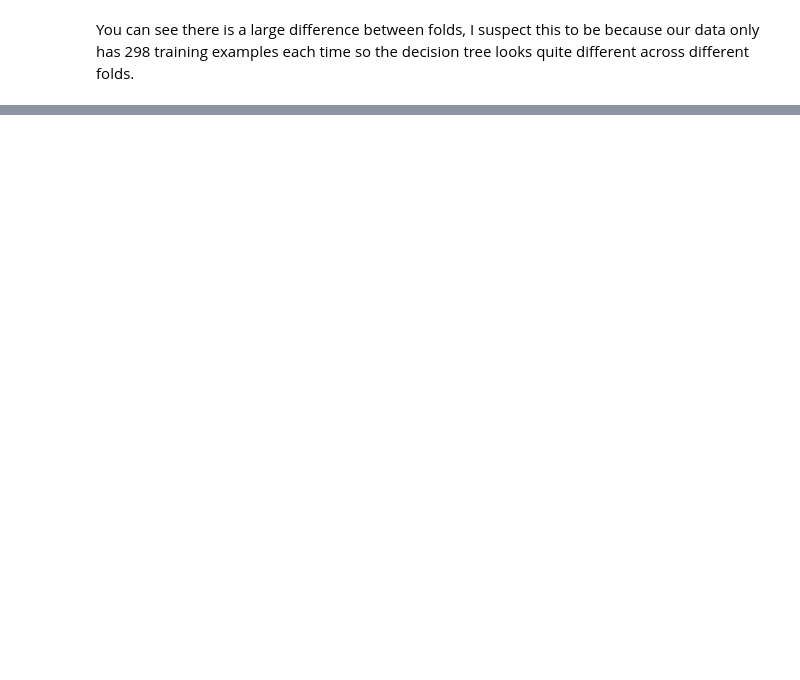
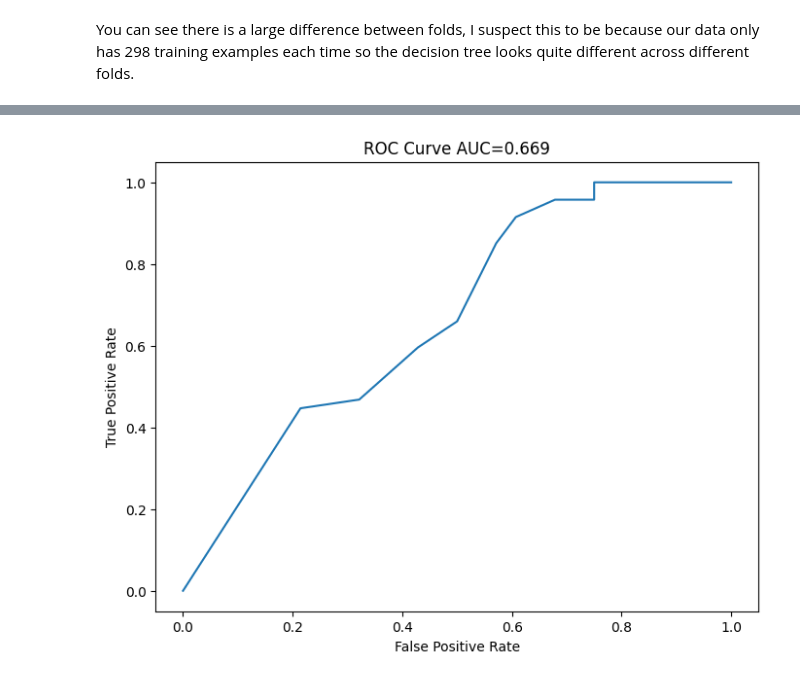
Before and after one commit to Dylan-Harden3/DecisionTrees, a Jupyter notebook: DecisionTrees/DecisionTree.ipynb, the cells around one changed output, grey strips where cells are left out. Saved outputs shown, nothing was run; the diff lists cells and outputs as text; code cells hidden in the pictures; blank space fills up the shorter version.

```diff
--- a/DecisionTrees/DecisionTree.ipynb
+++ b/DecisionTrees/DecisionTree.ipynb
@@ -362,0 +365,4 @@ You can see there is a large difference between folds, I suspect this to be beca
+# %%
+train_labels_df = train_labels_df.map({'Y': 1, 'N': 0})
+train_labels = train_labels.map({'Y': 1, 'N': 0})
+validation_labels = validation_labels.map({'Y': 1, 'N': 0})
@@ -362,0 +371,5 @@ You can see there is a large difference between folds, I suspect this to be beca
+# %%
+for column in ['Gender', 'Married', 'Dependents', 'Education', 'Self_Employed', 'Property_Area']:
+  train_features_df[column] = train_features_df[column].astype("category")
+  train_features[column] = train_features[column].astype("category")
+  validation_features[column] = validation_features[column].astype("category")
@@ -362,0 +635,6 @@ You can see there is a large difference between folds, I suspect this to be beca
+# %%
+model = xgb.XGBClassifier(max_depth=2, reg_lambda=0.1, enable_categorical=True)
+
+model.fit(train_features, train_labels,
+          eval_set=[(validation_features, validation_labels)],
+          early_stopping_rounds=19)
@@ -362,0 +679,16 @@ You can see there is a large difference between folds, I suspect this to be beca
+# %%
+from sklearn.metrics import roc_curve, auc
+
+probs = model.predict_proba(validation_features)[:, 1]
+fpr, tpr, _ = roc_curve(validation_labels, probs)
+
+AUC = auc(fpr, tpr)
+
+plt.figure(figsize=(8, 6))
+plt.plot(fpr, tpr)
+plt.title(f'ROC Curve AUC={round(AUC, 3)}')
+plt.xlabel('False Positive Rate')
+plt.ylabel('True Positive Rate')
+plt.show()
+# %% [output]
+[figure, added]
```
Also changed, not shown: parts of 9 cells of this notebook.
